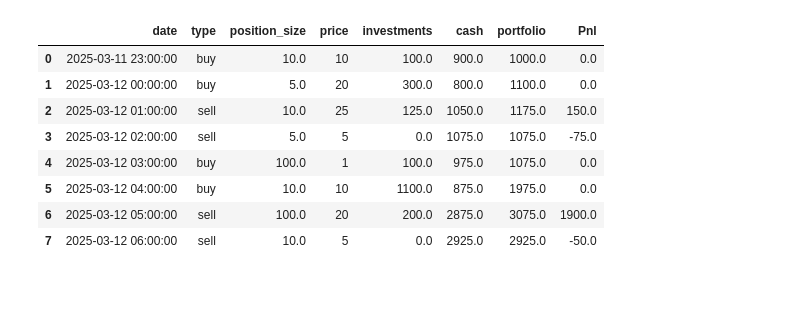
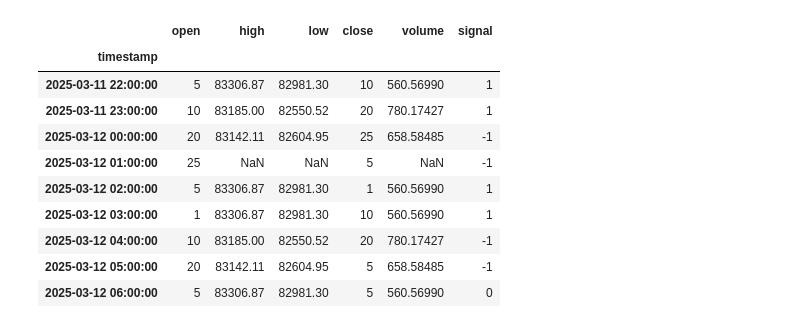
Before and after one commit to AESoldatov/TradingBot, a Jupyter notebook: BackTesting.ipynb, the cells around one changed output. Cells and saved outputs as stored; diff of their text form; code cells hidden in the pictures; blank space fills up the shorter version.

```diff
--- a/BackTesting.ipynb
+++ b/BackTesting.ipynb
@@ -71,13 +72,14 @@ data['open_positions'] = [len(positions) for _ in range(len(data))]
-# %%
-trade_log_df = pd.DataFrame(trade_log)
-trade_log_df
-# %% [output]
-|  | date | type | position_size | price | investments | cash | portfolio | Pnl |
-| 0 | 2025-03-11 23:00:00 | buy | 10.0 | 10 | 100.0 | 900.0 | 1000.0 | 0.0 |
-| 1 | 2025-03-12 00:00:00 | buy | 5.0 | 20 | 300.0 | 800.0 | 1100.0 | 0.0 |
-| 2 | 2025-03-12 01:00:00 | sell | 10.0 | 25 | 125.0 | 1050.0 | 1175.0 | 150.0 |
-| 3 | 2025-03-12 02:00:00 | sell | 5.0 | 5 | 0.0 | 1075.0 | 1075.0 | -75.0 |
-| 4 | 2025-03-12 03:00:00 | buy | 100.0 | 1 | 100.0 | 975.0 | 1075.0 | 0.0 |
-| 5 | 2025-03-12 04:00:00 | buy | 10.0 | 10 | 1100.0 | 875.0 | 1975.0 | 0.0 |
-| 6 | 2025-03-12 05:00:00 | sell | 100.0 | 20 | 200.0 | 2875.0 | 3075.0 | 1900.0 |
-| 7 | 2025-03-12 06:00:00 | sell | 10.0 | 5 | 0.0 | 2925.0 | 2925.0 | -50.0 |
+# %%
+data
+# %% [output]
+|  | open | high | low | close | volume | signal |
+| timestamp |  |  |  |  |  |  |
+| 2025-03-11 22:00:00 | 5 | 83306.87 | 82981.30 | 10 | 560.56990 | 1 |
+| 2025-03-11 23:00:00 | 10 | 83185.00 | 82550.52 | 20 | 780.17427 | 1 |
+| 2025-03-12 00:00:00 | 20 | 83142.11 | 82604.95 | 25 | 658.58485 | -1 |
+| 2025-03-12 01:00:00 | 25 | NaN | NaN | 5 | NaN | -1 |
+| 2025-03-12 02:00:00 | 5 | 83306.87 | 82981.30 | 1 | 560.56990 | 1 |
+| 2025-03-12 03:00:00 | 1 | 83306.87 | 82981.30 | 10 | 560.56990 | 1 |
+| 2025-03-12 04:00:00 | 10 | 83185.00 | 82550.52 | 20 | 780.17427 | -1 |
+| 2025-03-12 05:00:00 | 20 | 83142.11 | 82604.95 | 5 | 658.58485 | -1 |
+| 2025-03-12 06:00:00 | 5 | 83306.87 | 82981.30 | 5 | 560.56990 | 0 |
```
Also changed, not shown: parts of 11 cells of this notebook.
